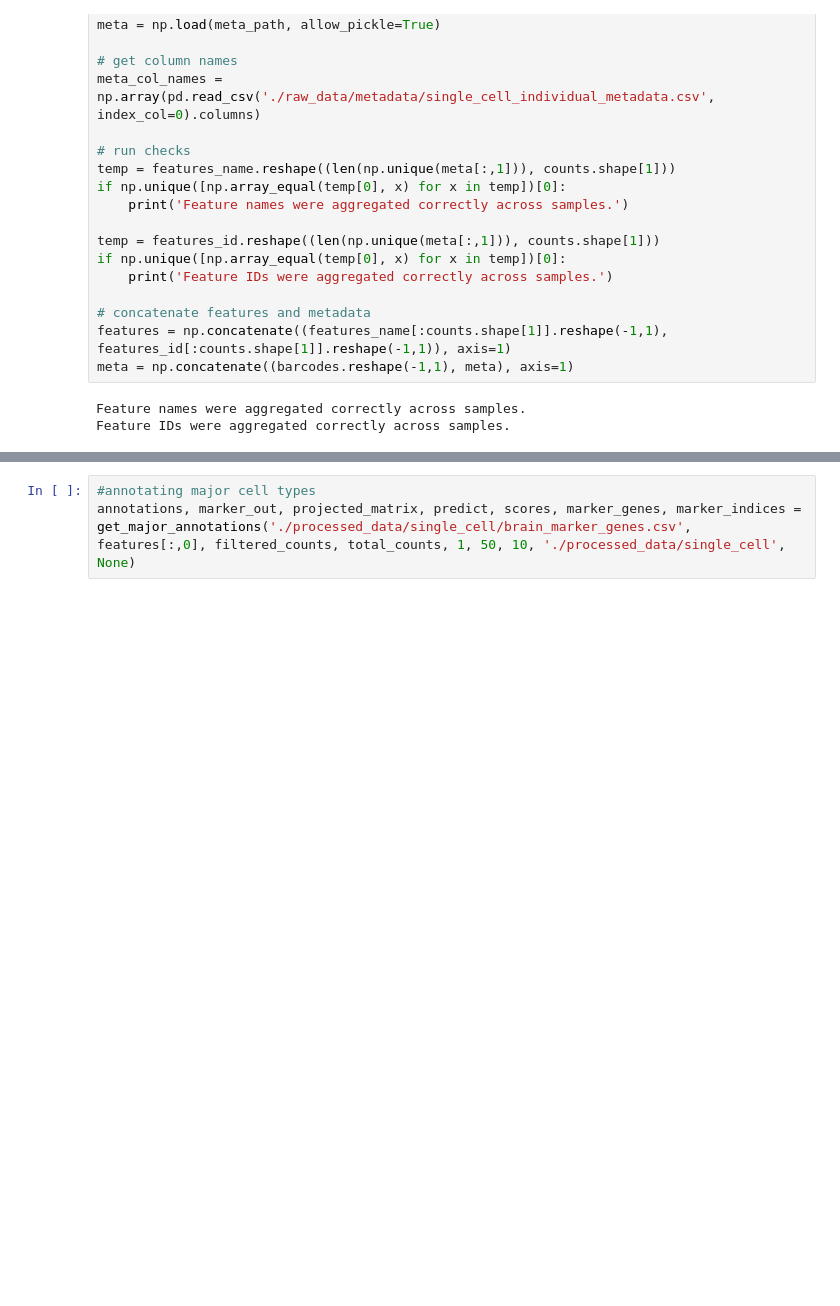
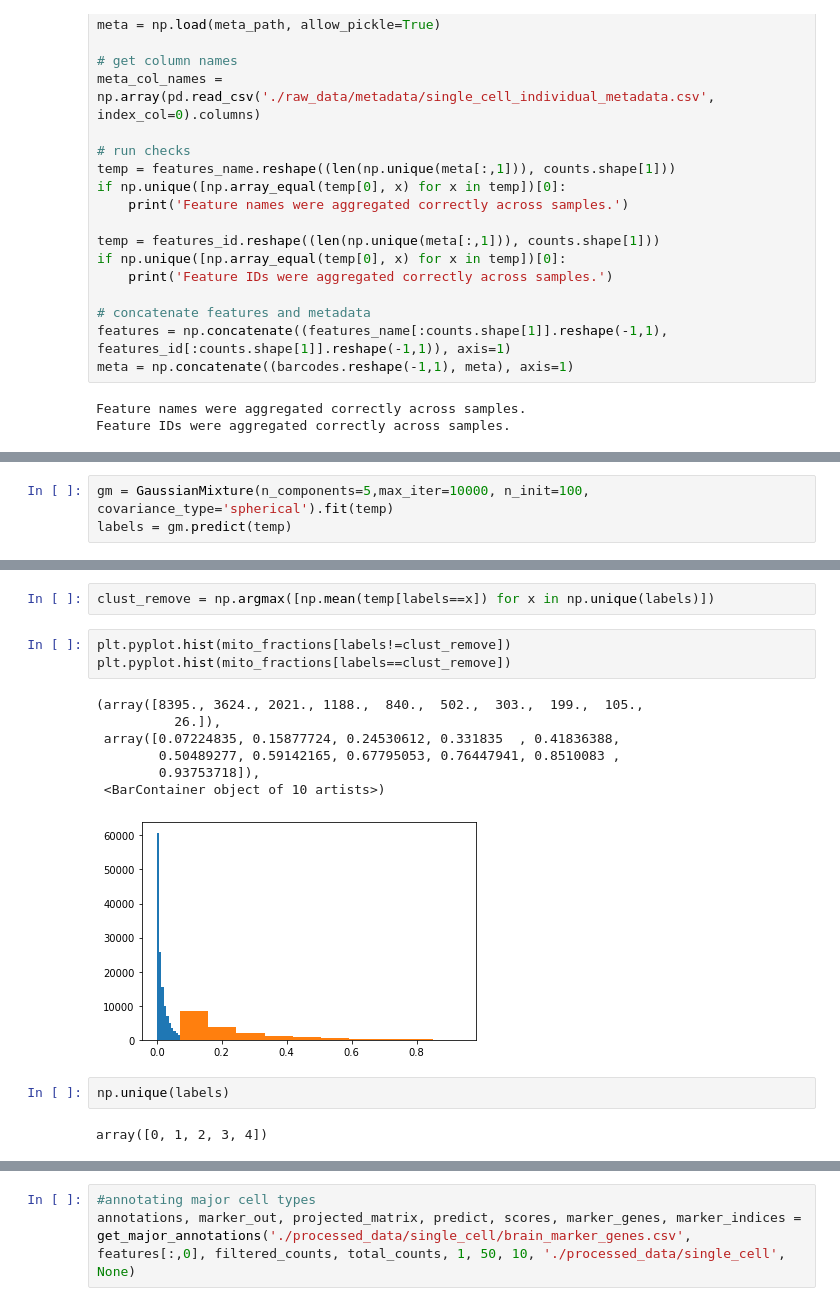
Before and after one commit to djunamay/ABCA7lof2, a Jupyter notebook: 05-single_cell_qc_anno.ipynb, the cells around one changed output, grey strips where cells are left out. Cells and saved outputs as stored; diff of their text form; blank space fills up the shorter version.

```diff
--- a/05-single_cell_qc_anno.ipynb
+++ b/05-single_cell_qc_anno.ipynb
@@ -83,0 +168,3 @@ counts per label = [124282  26153]
+# %%
+gm = GaussianMixture(n_components=5,max_iter=10000, n_init=100, covariance_type='spherical').fit(temp)
+labels = gm.predict(temp)
@@ -83,0 +189,17 @@ counts per label = [124282  26153]
+# %%
+clust_remove = np.argmax([np.mean(temp[labels==x]) for x in np.unique(labels)])
+# %%
+plt.pyplot.hist(mito_fractions[labels!=clust_remove])
+plt.pyplot.hist(mito_fractions[labels==clust_remove])
+# %% [output]
+(array([8395., 3624., 2021., 1188.,  840.,  502.,  303.,  199.,  105.,
+          26.]),
+ array([0.07224835, 0.15877724, 0.24530612, 0.331835  , 0.41836388,
+        0.50489277, 0.59142165, 0.67795053, 0.76447941, 0.8510083 ,
+        0.93753718]),
+ <BarContainer object of 10 artists>)
+[figure, added]
+# %%
+np.unique(labels)
+# %% [output]
+array([0, 1, 2, 3, 4])
```
Also changed, not shown: parts of 33 cells of this notebook, 1 other file.
